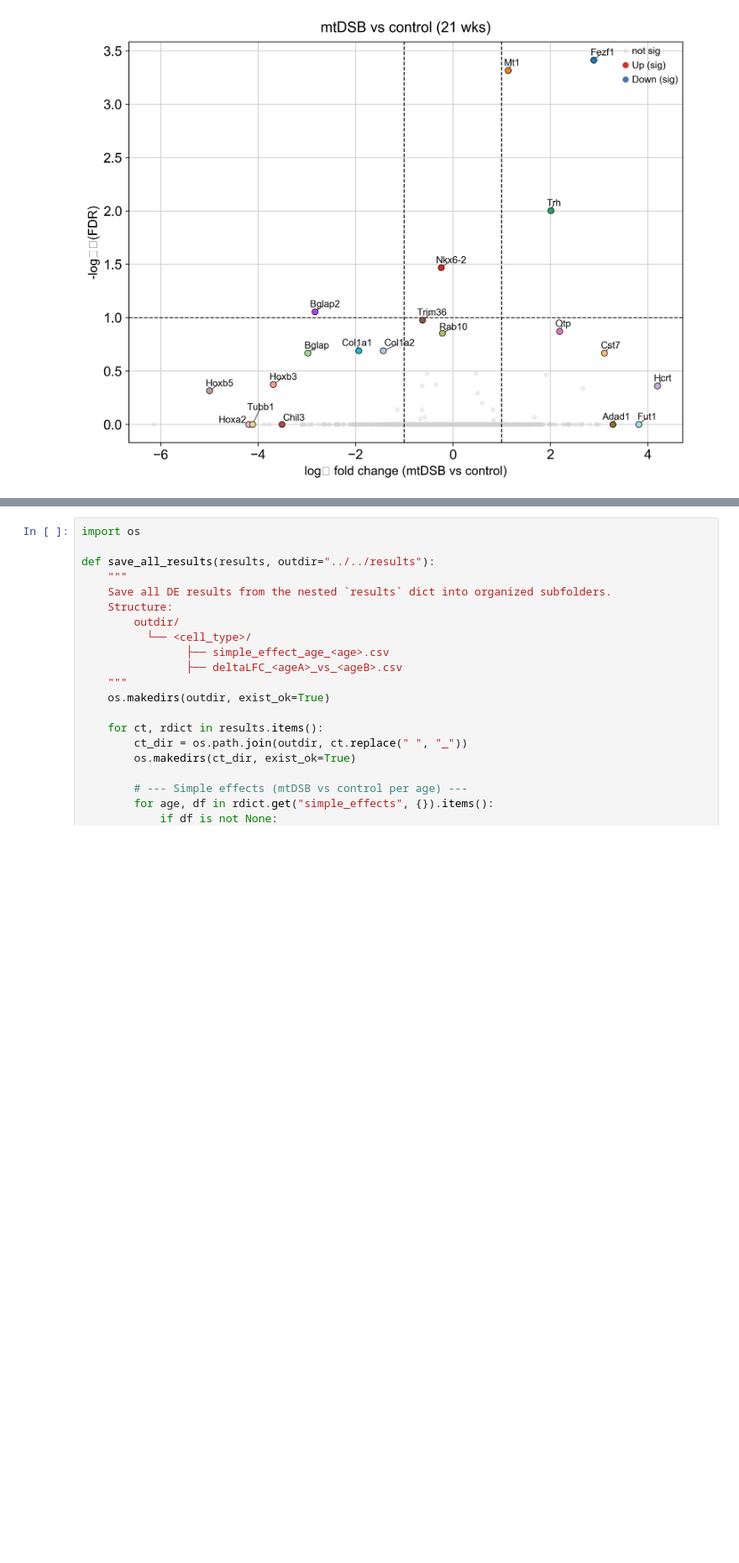
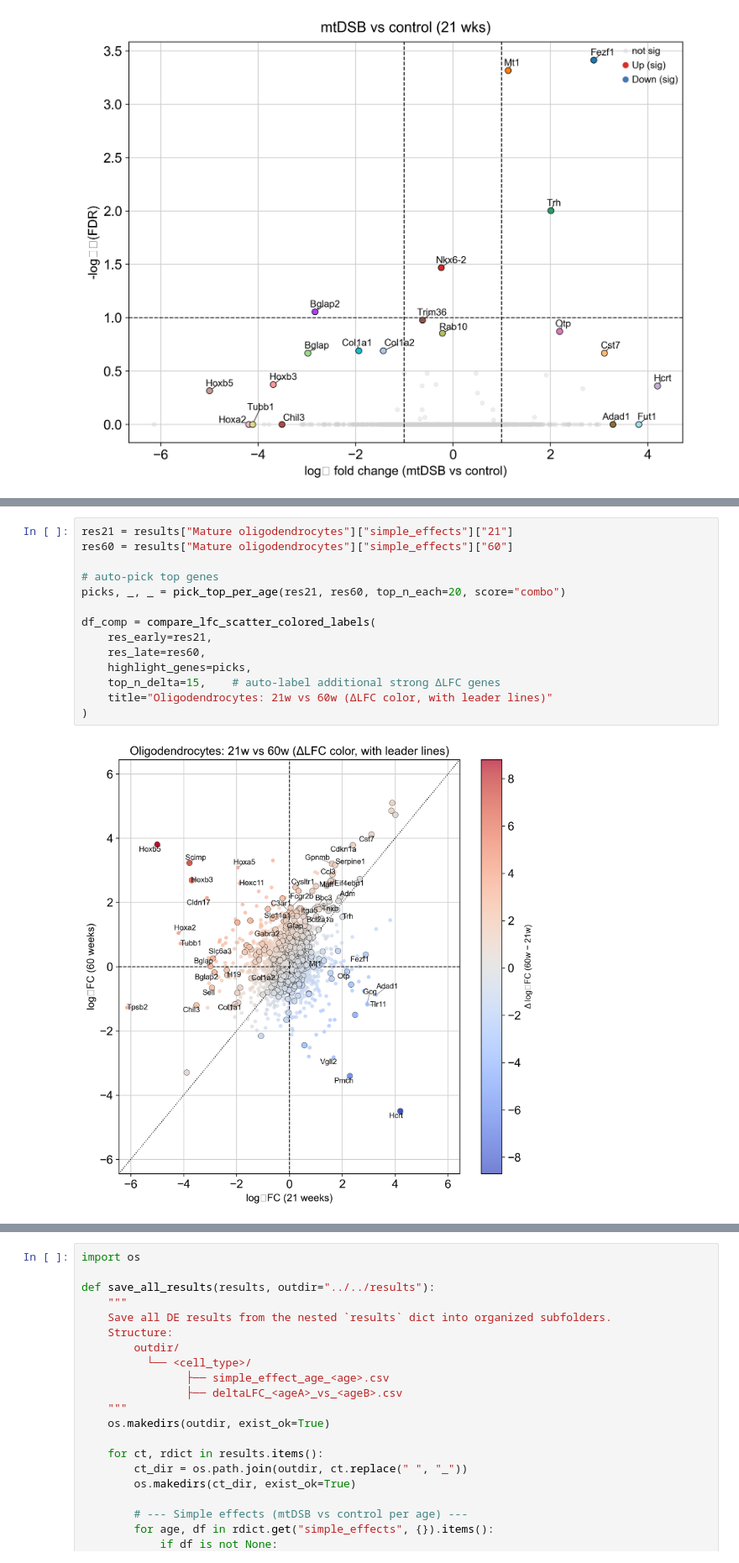
Before and after one commit to christoffermattssonlangseth/oligo-mtDSB, a Jupyter notebook: notebooks/25_agexcondition_OLs.ipynb, the cells around one changed output, grey strips where cells are left out. Shown at 84% size. Drawn from its saved outputs; the diff is of its cells as text; blank space fills up the shorter version.

```diff
--- a/notebooks/25_agexcondition_OLs.ipynb
+++ b/notebooks/25_agexcondition_OLs.ipynb
@@ -925,0 +1206,16 @@ Adad1    3.283  1.000         0.00      26.0          11.0
+# %%
+res21 = results["Mature oligodendrocytes"]["simple_effects"]["21"]
+res60 = results["Mature oligodendrocytes"]["simple_effects"]["60"]
+
+# auto-pick top genes
+picks, _, _ = pick_top_per_age(res21, res60, top_n_each=20, score="combo")
+
+df_comp = compare_lfc_scatter_colored_labels(
+    res_early=res21,
+    res_late=res60,
+    highlight_genes=picks,
+    top_n_delta=15,    # auto-label additional strong ΔLFC genes
+    title="Oligodendrocytes: 21w vs 60w (ΔLFC color, with leader lines)"
+)
+# %% [output]
+[figure, added]
```
Also changed, not shown: parts of 6 cells of this notebook.
